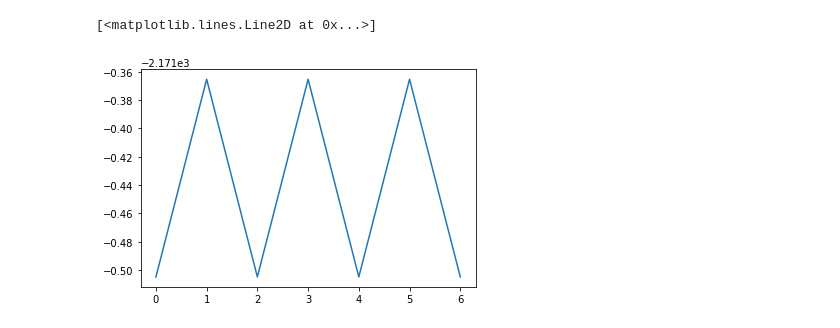
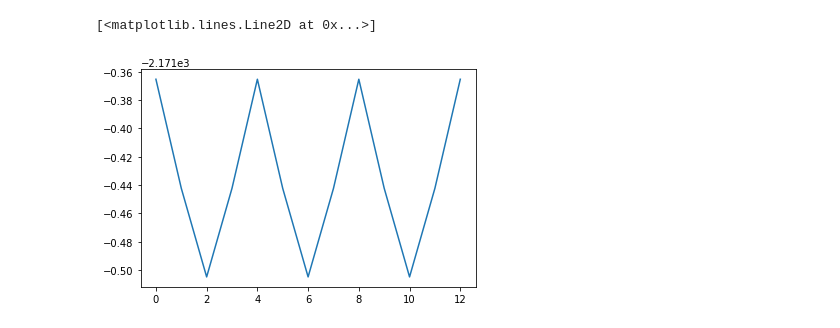
Before and after one commit to saeid-lab/ethane-dihedral, a Jupyter notebook: constrain ethane.ipynb, the cells around one changed output. Drawn from its saved outputs; the diff is of its cells as text; code cells hidden in the pictures.

```diff
--- a/constrain ethane.ipynb
+++ b/constrain ethane.ipynb
@@ -43,7 +41,7 @@ True
 dihedral_indices1 = [5,1,0,2]
 En=[]
 
-for i in [180,120,60,0,60,120,180]:
+for i in [0,30,60,90,120,150,180,210,240,270,300,330,360]:
     ethan.set_dihedral(5,1,0,2,angle=i,indices=[2,3,4])
     dihedral1 = [np.deg2rad(i), dihedral_indices1]
     ethan.set_constraint(FixInternals(dihedrals=[dihedral1]))
@@ -70,5 +68,5 @@ BFGS:    9 16:33:57    -2171.504830        0.0000
 # %%
-plt.plot(range(7),En)
+plt.plot(range(13),En)
 # %% [output]
 [<matplotlib.lines.Line2D at 0x...>]
-[figure, old version]
+[figure, new version]
```
Also changed, not shown: parts of 6 cells of this notebook.
